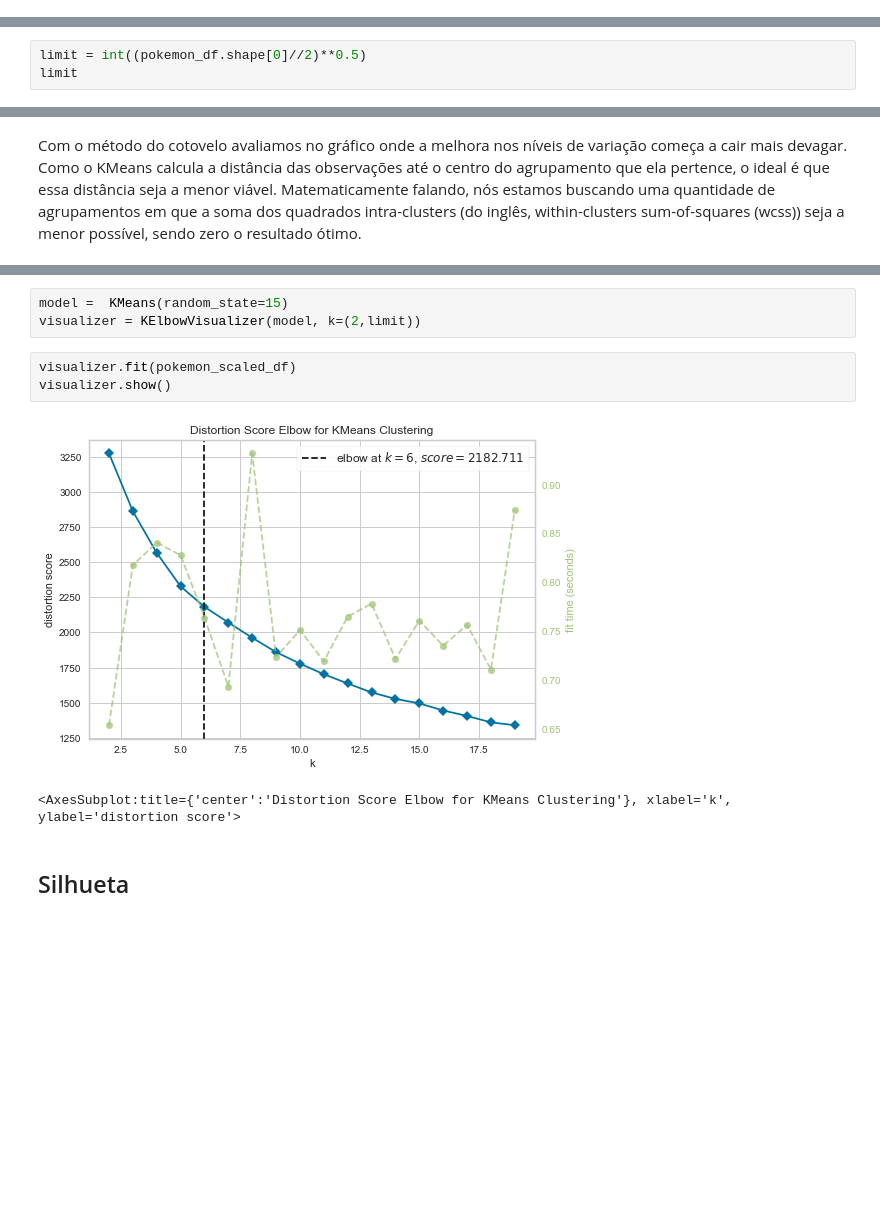
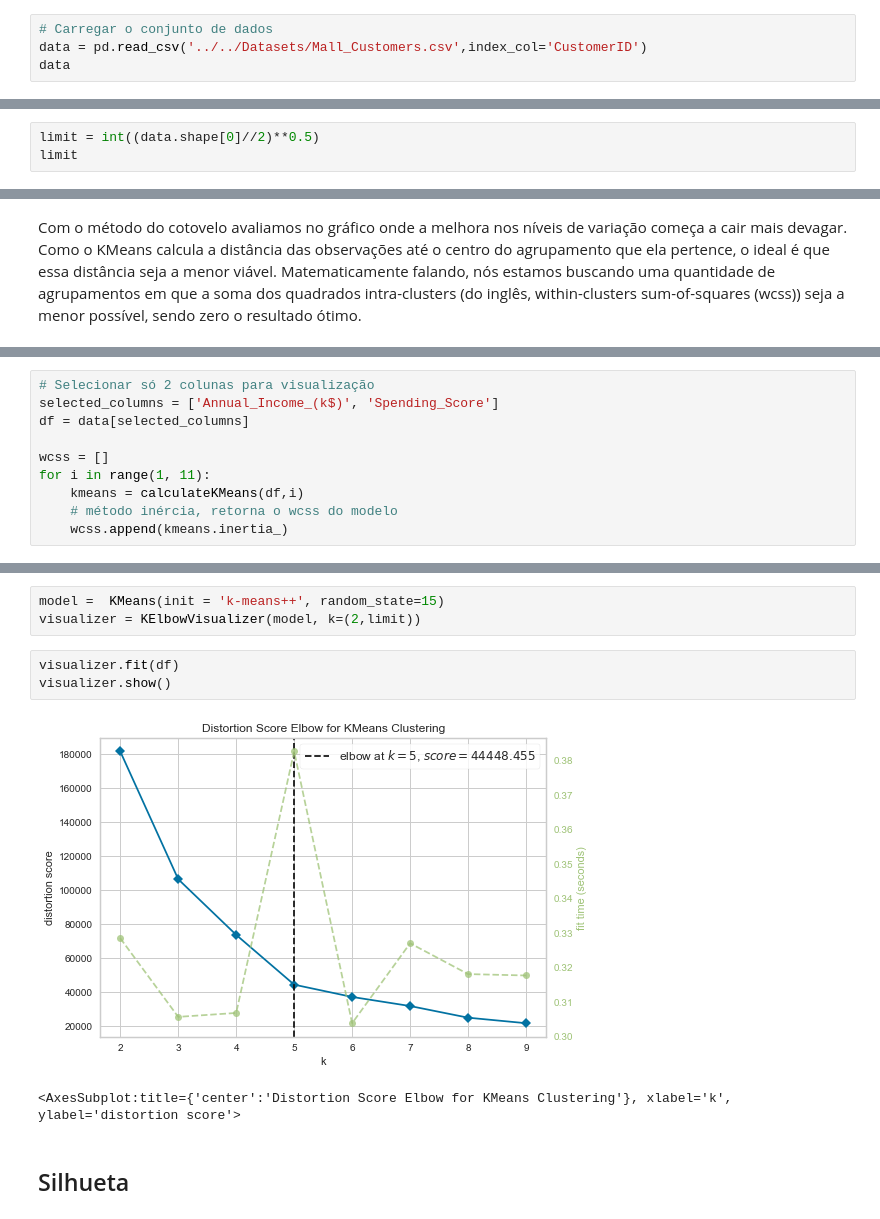
Before and after one commit to thaisratis/Curso_ML_Minsait, a Jupyter notebook: Notebooks/Aula01/Clusterizacao.ipynb, the cells around one changed output, grey strips where cells are left out. Drawn from its saved outputs; the diff is of its cells as text; blank space fills up the shorter version.

```diff
--- a/Notebooks/Aula01/Clusterizacao.ipynb
+++ b/Notebooks/Aula01/Clusterizacao.ipynb
@@ -57,0 +24,4 @@ pokemon_df['Generation'].max()
+# %%
+# Carregar o conjunto de dados
+data = pd.read_csv('../../Datasets/Mall_Customers.csv',index_col='CustomerID')
+data
@@ -196,6 +96,6 @@ plt.show()
 - Depois calculamos a quantidade de clusters ideal usando o método do cotovelo
 - Depois calculamos a quantidade ideal de clusters usando o método da silhueta numérico e visual
 # %%
-limit = int((pokemon_df.shape[0]//2)**0.5)
+limit = int((data.shape[0]//2)**0.5)
 limit
 # %% [output]
@@ -222,0 +108,10 @@ plt.show()
+# %%
+# Selecionar só 2 colunas para visualização
+selected_columns = ['Annual_Income_(k$)', 'Spending_Score']
+df = data[selected_columns]
+
+wcss = []
+for i in range(1, 11):
+    kmeans = calculateKMeans(df,i)
+    # método inércia, retorna o wcss do modelo
+    wcss.append(kmeans.inertia_)
@@ -223,11 +127,11 @@ plt.show()
 # %%
-model =  KMeans(random_state=15)
+model =  KMeans(init = 'k-means++', random_state=15)
 visualizer = KElbowVisualizer(model, k=(2,limit))
 # %%
-visualizer.fit(pokemon_scaled_df)
+visualizer.fit(df)
 visualizer.show()
 # %% [output]
-[figure, old version]
+[figure, new version]
 <AxesSubplot:title={'center':'Distortion Score Elbow for KMeans Clustering'}, xlabel='k', ylabel='distortion score'>
 # %% [markdown]
 ## Silhueta
```
Also changed, not shown: parts of 54 cells of this notebook, 5 other files.
